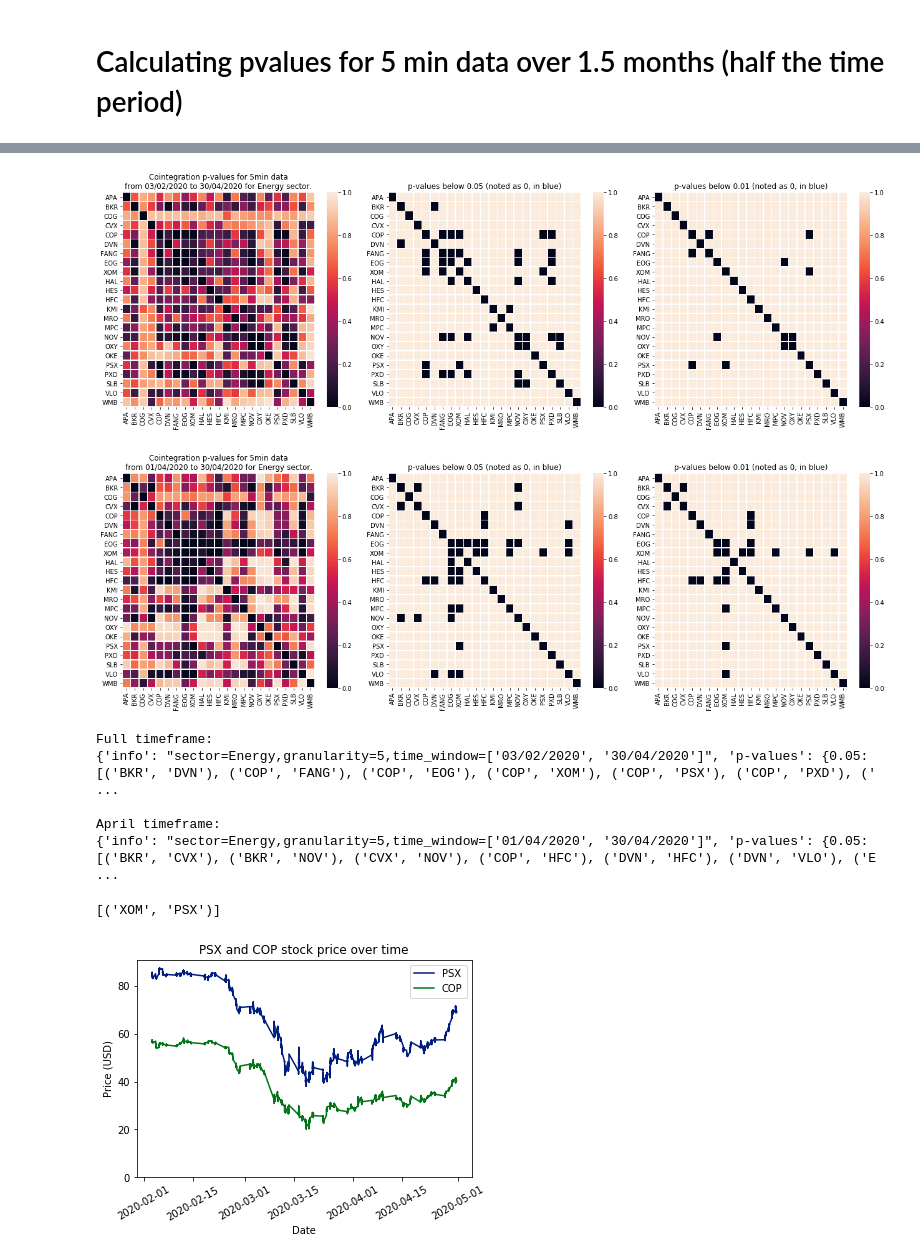
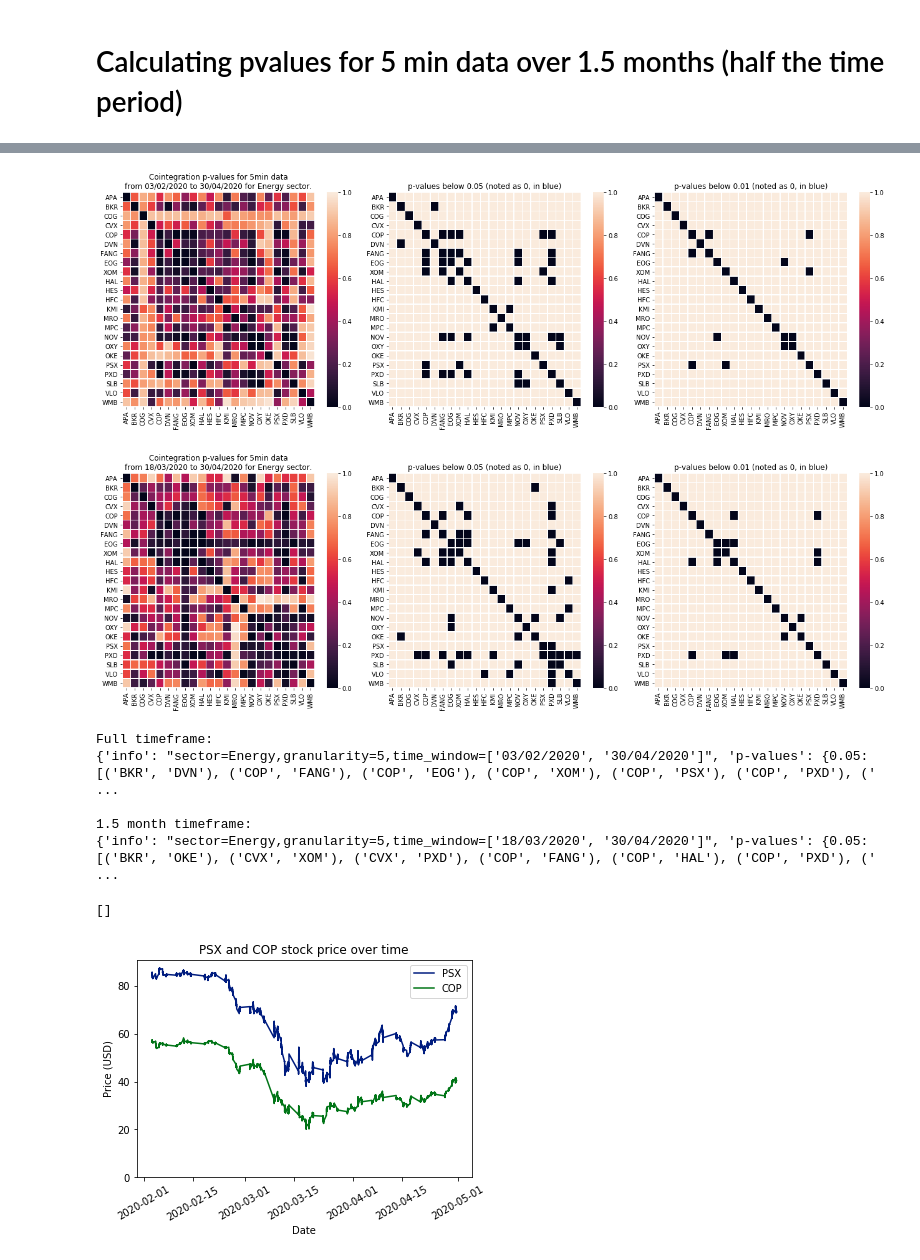
Before and after one commit to VeckoTheGecko/QFin-Pairs-trading, a Jupyter notebook: Cointegration analysis.ipynb, the cells around one changed output, grey strips where cells are left out. Saved outputs shown, nothing was run; the diff lists cells and outputs as text; code cells hidden in the pictures.

```diff
--- a/Cointegration analysis.ipynb
+++ b/Cointegration analysis.ipynb
@@ -55,4 +52,4 @@ As our dataset is
 # %%
 date_object = datetime.strptime("11/10/2000", "%d/%m/%Y")
 start = datetime.strptime("03/02/2020", "%d/%m/%Y")
-end = datetime.strptime("30/04/2020", "%d/%m/%Y")
+end = datetime.strptime("18/03/2020", "%d/%m/%Y")
@@ -62,0 +56,3 @@ len(BY_INDUSTRY["Energy"])
+# %%
+data = BY_INDUSTRY["Energy"][0].five_minute()
+data[int(data.shape[0]/2):]
@@ -165,44 +175,45 @@ def cointegration_analysis_loop(stock_lst,
             if p_value <= 0.01:
                 output_dic["p-values"][0.01].append((stock1.name,
                                                     stock2.name))
 
     return output_dic
 
 def and_lst(lst1, lst2):
     out_lst = []
     for element in lst1:
         if element in lst2:
             out_lst.append(element)
 
     return out_lst
 
 
 dic1 = cointegration_analysis_loop(stock_lst=BY_INDUSTRY["Energy"],
                                    sector="Energy",
                                    save_figures=True,
                                    save_folder="report_figures")
 dic2 = cointegration_analysis_loop(stock_lst=BY_INDUSTRY["Energy"],
                                    sector="Energy",
                                    save_figures=True,
-                                   time_window=["01/04/2020", "30/04/2020"],
+                                   time_window=["18/03/2020", "30/04/2020"],
                                    save_folder="report_figures")
 
 
 print("Full timeframe:")
 print(dic1, "\n")
-print("April timeframe:")
+print("1.5 month timeframe:")
 print(dic2, "\n")
 # %% [output]
 [figure]
-[figure, old version]
+[figure, new version]
 Full timeframe:
 {'info': "sector=Energy,granularity=5,time_window=['03/02/2020', '30/04/2020']", 'p-values': {0.05: [('BKR', 'DVN'), ('COP', 'FANG'), ('COP', 'EOG'), ('COP', 'XOM'), ('COP', 'PSX'), ('COP', 'PXD'), (' ...
 
-April timeframe:
-{'info': "sector=Energy,granularity=5,time_window=['01/04/2020', '30/04/2020']", 'p-values': {0.05: [('BKR', 'CVX'), ('BKR', 'NOV'), ('CVX', 'NOV'), ('COP', 'HFC'), ('DVN', 'HFC'), ('DVN', 'VLO'), ('E ...
+1.5 month timeframe:
+{'info': "sector=Energy,granularity=5,time_window=['18/03/2020', '30/04/2020']", 'p-values': {0.05: [('BKR', 'OKE'), ('CVX', 'XOM'), ('CVX', 'PXD'), ('COP', 'FANG'), ('COP', 'HAL'), ('COP', 'PXD'), (' ...
-[('XOM', 'PSX')]
 # %%
 and_lst(dic1["p-values"][0.01], dic2["p-values"][0.01])
+# %% [output]
+[]
 # %%
 def plot_compare(stock_lst, save_folder = None):
     data_lst = [stock.one_minute()["price"] for stock in stock_lst]
```
Also changed, not shown: parts of 3 cells of this notebook, 2 other files.
